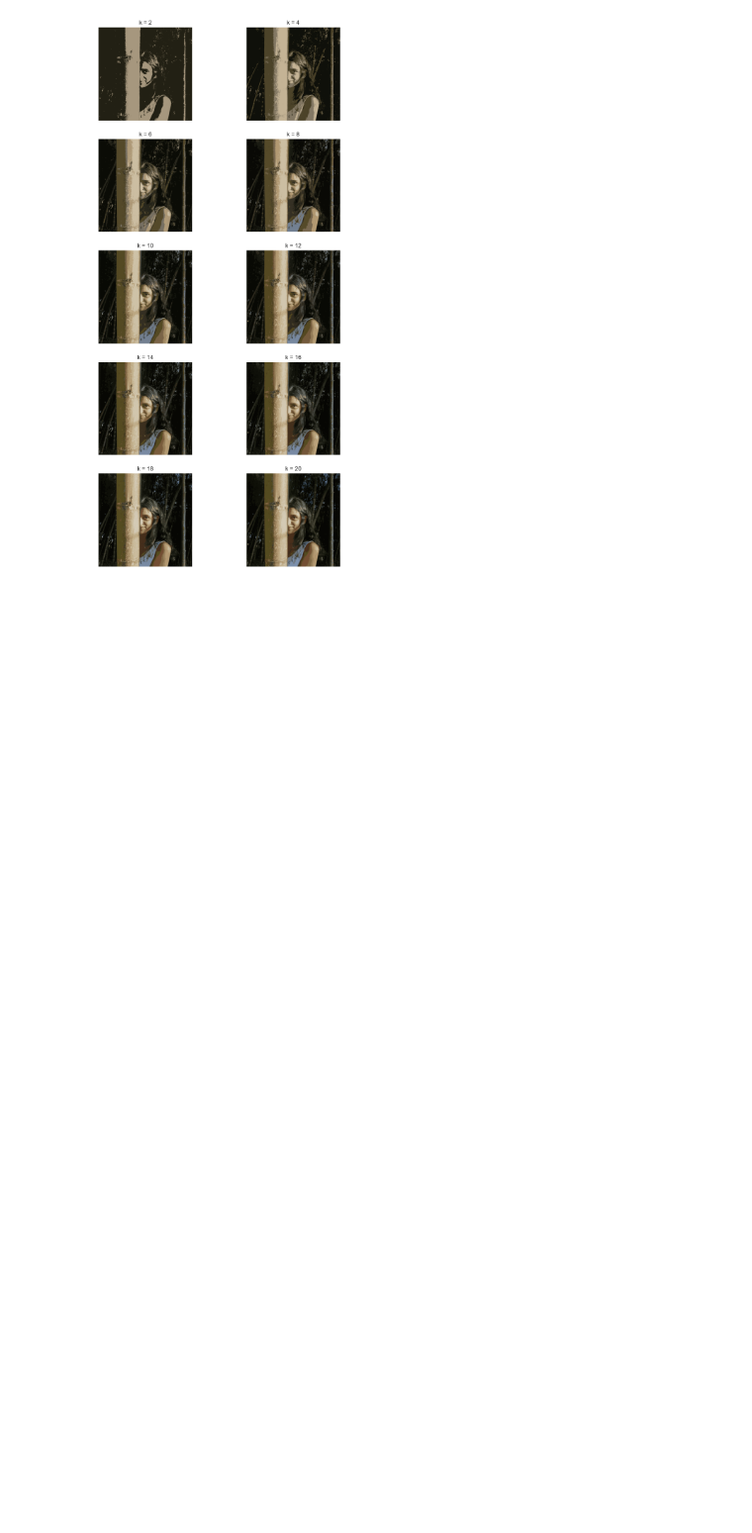
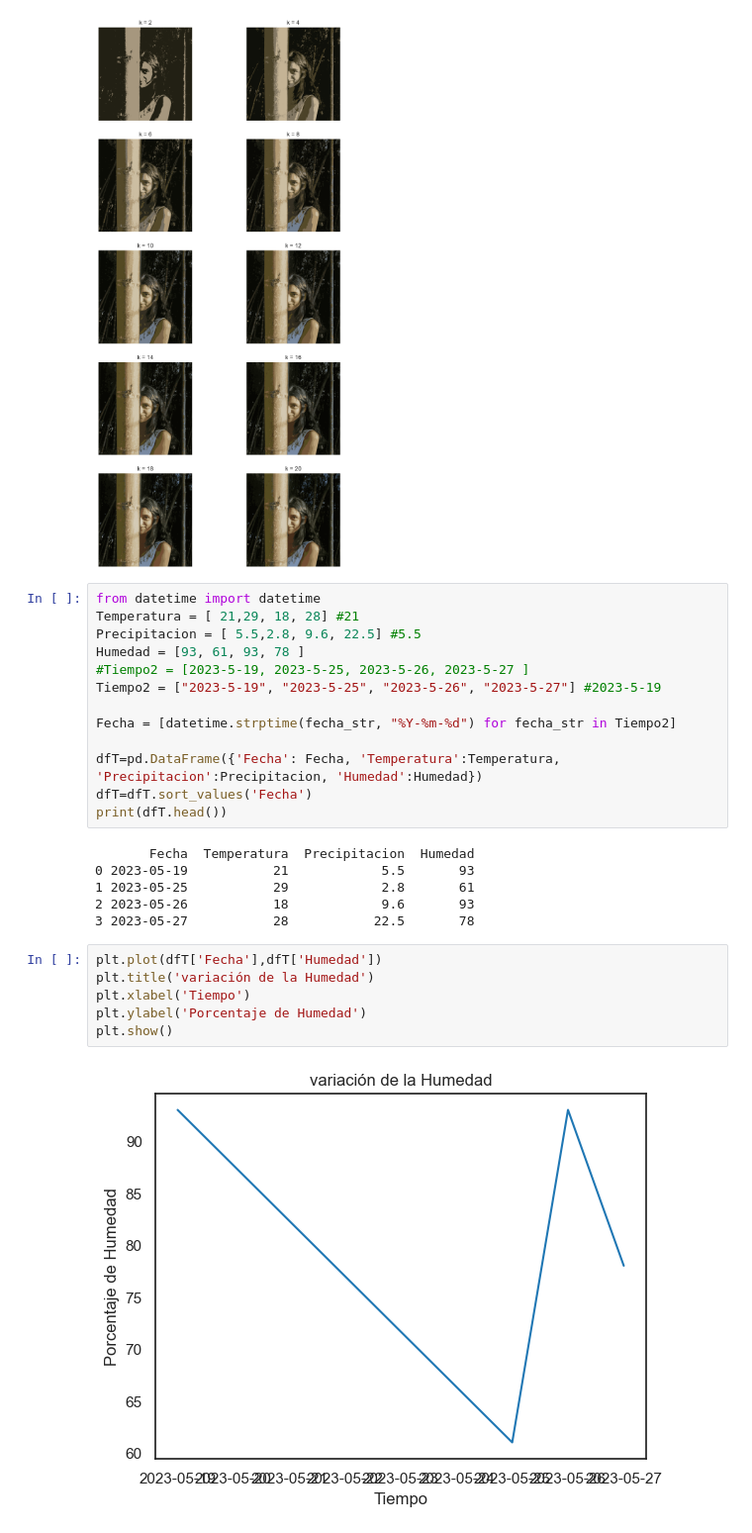
Before and after one commit to MrBloom911/TareasComputacional, a Jupyter notebook: DbscanKmeans.ipynb, the cells around one changed output. Shown at 99% size. Cells and saved outputs as stored; diff of their text form; blank space fills up the shorter version.

```diff
--- a/DbscanKmeans.ipynb
+++ b/DbscanKmeans.ipynb
@@ -235,3 +235,30 @@ for i in range(len(kval)):
     plt.axis('off');
 # %% [output]
 [figure]
+# %%
+from datetime import datetime
+Temperatura = [ 21,29, 18, 28] #21
+Precipitacion = [ 5.5,2.8, 9.6, 22.5] #5.5
+Humedad = [93, 61, 93, 78 ]
+#Tiempo2 = [2023-5-19, 2023-5-25, 2023-5-26, 2023-5-27 ]
+Tiempo2 = ["2023-5-19", "2023-5-25", "2023-5-26", "2023-5-27"] #2023-5-19
+
+Fecha = [datetime.strptime(fecha_str, "%Y-%m-%d") for fecha_str in Tiempo2]
+
+dfT=pd.DataFrame({'Fecha': Fecha, 'Temperatura':Temperatura, 'Precipitacion':Precipitacion, 'Humedad':Humedad})
+dfT=dfT.sort_values('Fecha')
+print(dfT.head())
+# %% [output]
+       Fecha  Temperatura  Precipitacion  Humedad
+0 2023-05-19           21            5.5       93
+1 2023-05-25           29            2.8       61
+2 2023-05-26           18            9.6       93
+3 2023-05-27           28           22.5       78
+# %%
+plt.plot(dfT['Fecha'],dfT['Humedad'])
+plt.title('variación de la Humedad')
+plt.xlabel('Tiempo')
+plt.ylabel('Porcentaje de Humedad')
+plt.show()
+# %% [output]
+[figure, added]
```
